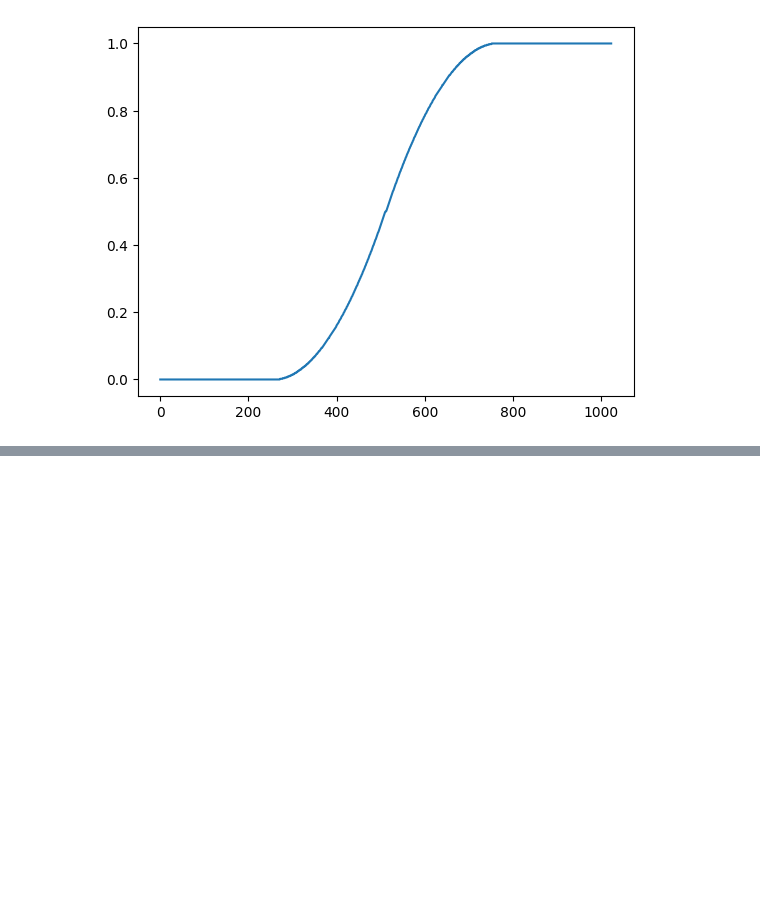
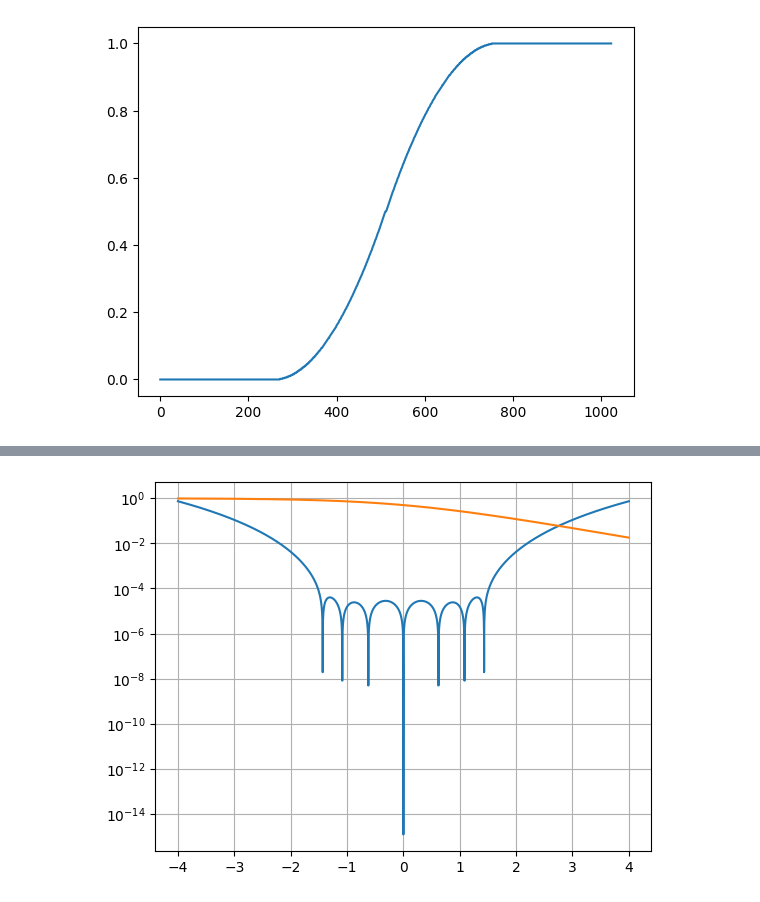
Before and after one commit to radc/hwsigmoid_lascas2026, a Jupyter notebook: notebooks/silu.ipynb, the cells around one changed output, grey strips where cells are left out. Cells and saved outputs as stored; diff of their text form; code cells hidden in the pictures; blank space fills up the shorter version.

```diff
--- a/notebooks/silu.ipynb
+++ b/notebooks/silu.ipynb
@@ -206,2 +203,12 @@ plt.grid()
+# %%
+plt.plot(z,abs(p5-sig))
+plt.plot(z,abs(1-sig))
+
+
+
+plt.semilogy()
+plt.grid()
+# %% [output]
+[figure, added]
 # %%
 
```
Also changed, not shown: parts of 5 cells of this notebook.
